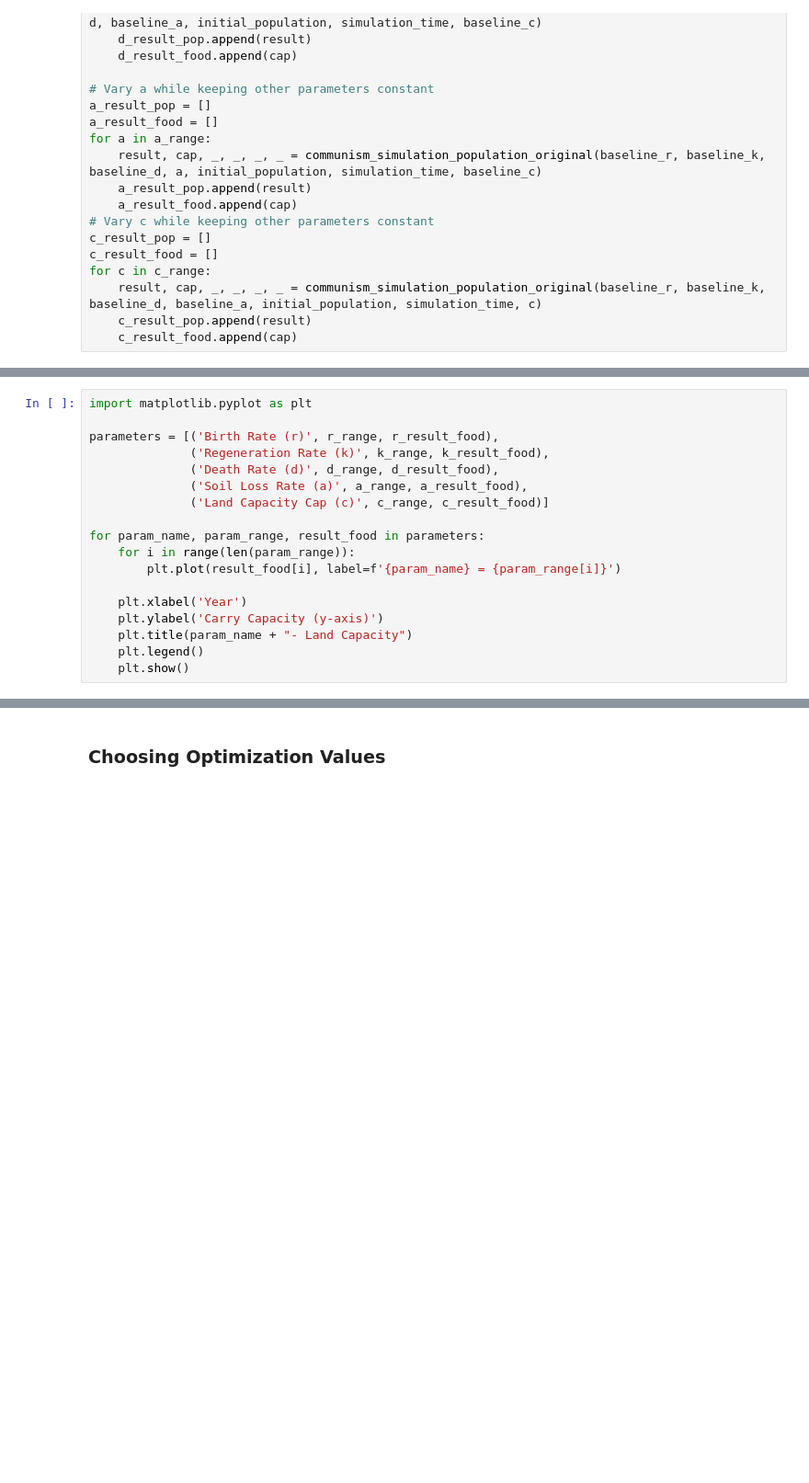
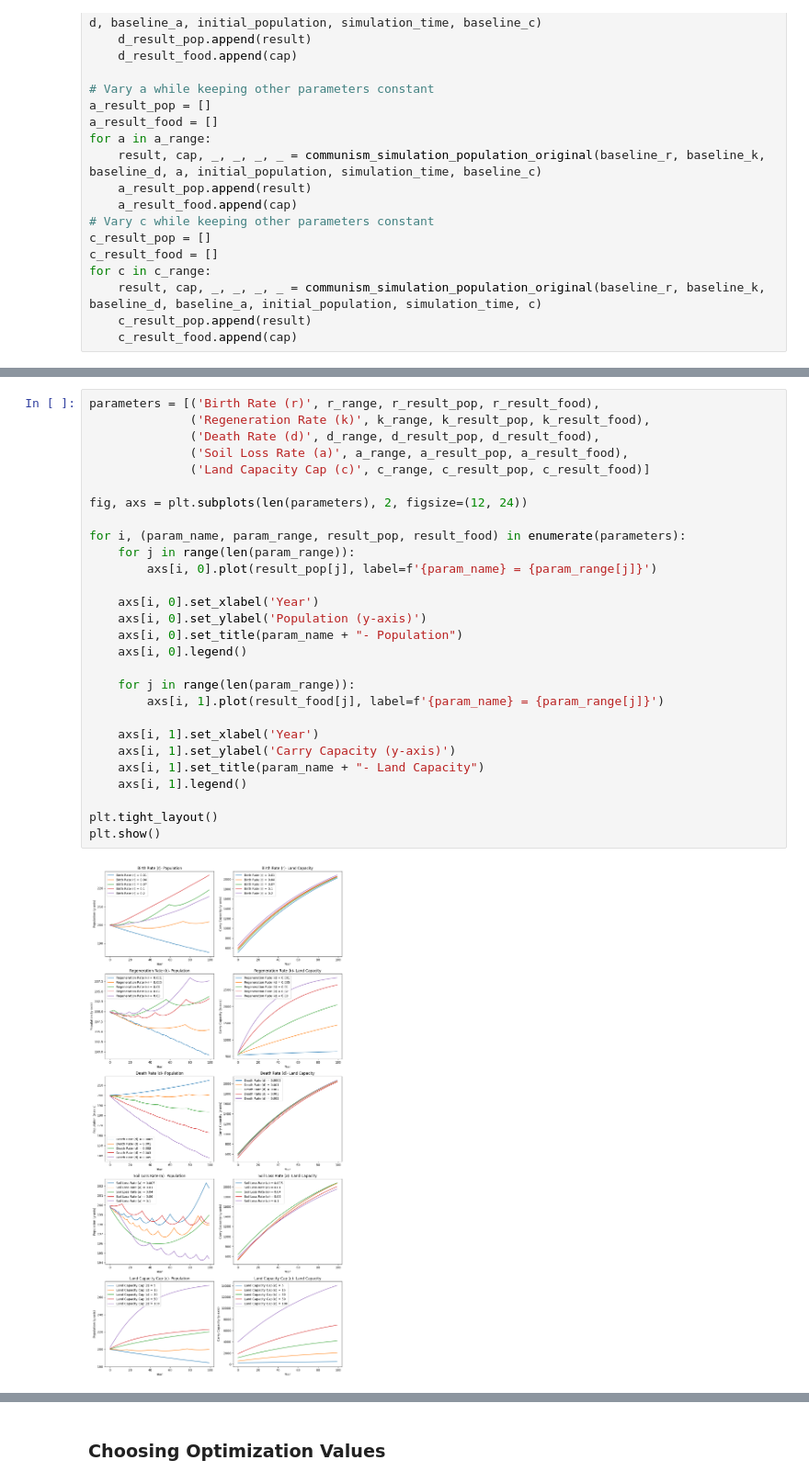
Before and after one commit to yutongliang723/Agent-Based-Model-CSH, a Jupyter notebook: Agent-Based Model - Week 2 - Yutong.ipynb, the cells around one changed output, grey strips where cells are left out. Shown at 92% size. Saved outputs shown, nothing was run; the diff lists cells and outputs as text; blank space fills up the shorter version.

```diff
--- a/Agent-Based Model - Week 2 - Yutong.ipynb
+++ b/Agent-Based Model - Week 2 - Yutong.ipynb
@@ -301,18 +276,0 @@ for param_name, param_range, result_pop in parameters:
-# %%
-import matplotlib.pyplot as plt
-
-parameters = [('Birth Rate (r)', r_range, r_result_food),
-              ('Regeneration Rate (k)', k_range, k_result_food),
-              ('Death Rate (d)', d_range, d_result_food),
-              ('Soil Loss Rate (a)', a_range, a_result_food),
-              ('Land Capacity Cap (c)', c_range, c_result_food)]
-
-for param_name, param_range, result_food in parameters:
-    for i in range(len(param_range)):
-        plt.plot(result_food[i], label=f'{param_name} = {param_range[i]}')
-
-    plt.xlabel('Year')
-    plt.ylabel('Carry Capacity (y-axis)')
-    plt.title(param_name + "- Land Capacity")
-    plt.legend()
-    plt.show()
@@ -324,0 +277,30 @@ for param_name, param_range, result_food in parameters:
+# %%
+parameters = [('Birth Rate (r)', r_range, r_result_pop, r_result_food),
+              ('Regeneration Rate (k)', k_range, k_result_pop, k_result_food),
+              ('Death Rate (d)', d_range, d_result_pop, d_result_food),
+              ('Soil Loss Rate (a)', a_range, a_result_pop, a_result_food),
+              ('Land Capacity Cap (c)', c_range, c_result_pop, c_result_food)]
+
+fig, axs = plt.subplots(len(parameters), 2, figsize=(12, 24))
+
+for i, (param_name, param_range, result_pop, result_food) in enumerate(parameters):
+    for j in range(len(param_range)):
+        axs[i, 0].plot(result_pop[j], label=f'{param_name} = {param_range[j]}')
+
+    axs[i, 0].set_xlabel('Year')
+    axs[i, 0].set_ylabel('Population (y-axis)')
+    axs[i, 0].set_title(param_name + "- Population")
+    axs[i, 0].legend()
+
+    for j in range(len(param_range)):
+        axs[i, 1].plot(result_food[j], label=f'{param_name} = {param_range[j]}')
+
+    axs[i, 1].set_xlabel('Year')
+    axs[i, 1].set_ylabel('Carry Capacity (y-axis)')
+    axs[i, 1].set_title(param_name + "- Land Capacity")
+    axs[i, 1].legend()
+
+plt.tight_layout()
+plt.show()
+# %% [output]
+[figure, added]
```
Also changed, not shown: parts of 6 cells of this notebook.
